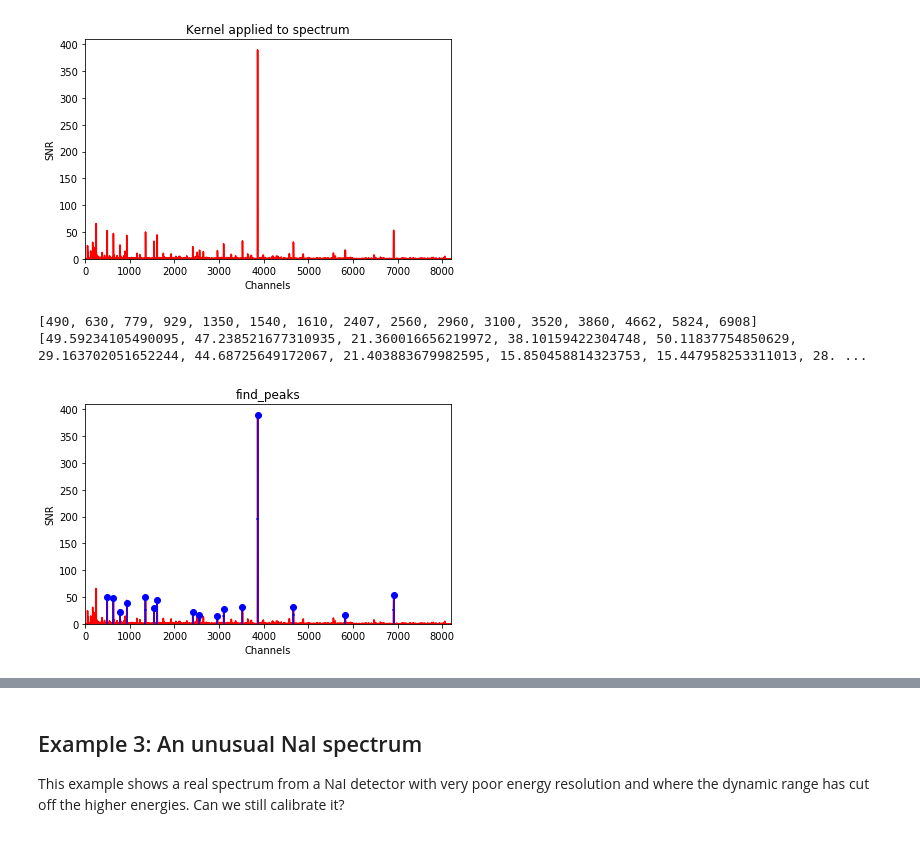
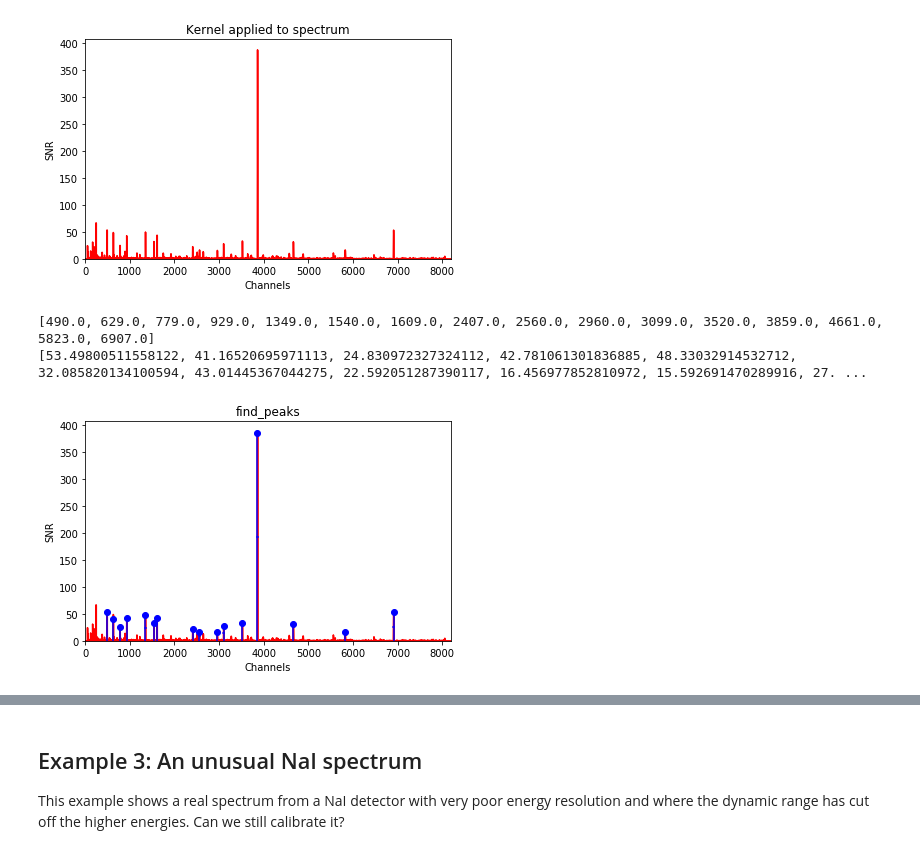
Before and after one commit to lbl-anp/becquerel, a Jupyter notebook: examples/autocal.ipynb, the cells around one changed output, grey strips where cells are left out. Drawn from its saved outputs; the diff is of its cells as text; code cells hidden in the pictures.

Commit message:
cleanup of autocal.ipynb and peakfinder.py

```diff
--- a/examples/autocal.ipynb
+++ b/examples/autocal.ipynb
@@ -314,18 +307,18 @@ plt.tight_layout()
 [figure]
 # %%
 # find significant peaks
-cal.peakfinder.find_peaks(min_snr=15, min_chan=400)
+cal.peakfinder.find_peaks(min_snr=15, xmin=400)
 print(cal.peakfinder.channels)
 print(cal.peakfinder.snrs)
 
 plt.figure()
 plt.title('find_peaks')
 cal.peakfinder.plot()
 plt.tight_layout()
 # %% [output]
-[490, 630, 779, 929, 1350, 1540, 1610, 2407, 2560, 2960, 3100, 3520, 3860, 4662, 5824, 6908]
-[49.59234105490095, 47.238521677310935, 21.360016656219972, 38.10159422304748, 50.11837754850629, 29.163702051652244, 44.68725649172067, 21.403883679982595, 15.850458814323753, 15.447958253311013, 28. ...
+[490.0, 629.0, 779.0, 929.0, 1349.0, 1540.0, 1609.0, 2407.0, 2560.0, 2960.0, 3099.0, 3520.0, 3859.0, 4661.0, 5823.0, 6907.0]
+[53.49800511558122, 41.16520695971113, 24.830972327324112, 42.781061301836885, 48.33032914532712, 32.085820134100594, 43.01445367044275, 22.592051287390117, 16.456977852810972, 15.592691470289916, 27. ...
-[figure, old version]
+[figure, new version]
 # %%
 # perform calibration
 cal.fit(
```
Also changed, not shown: parts of 14 cells of this notebook, 1 other file.
